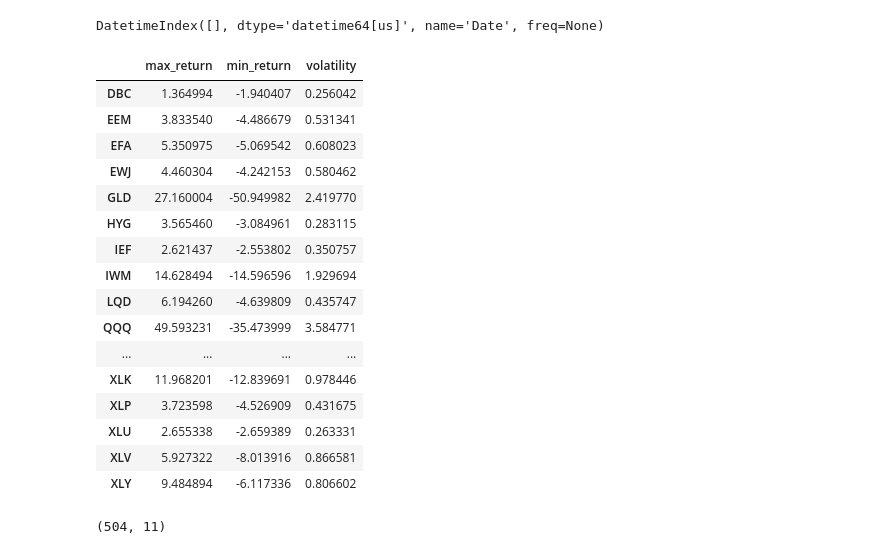
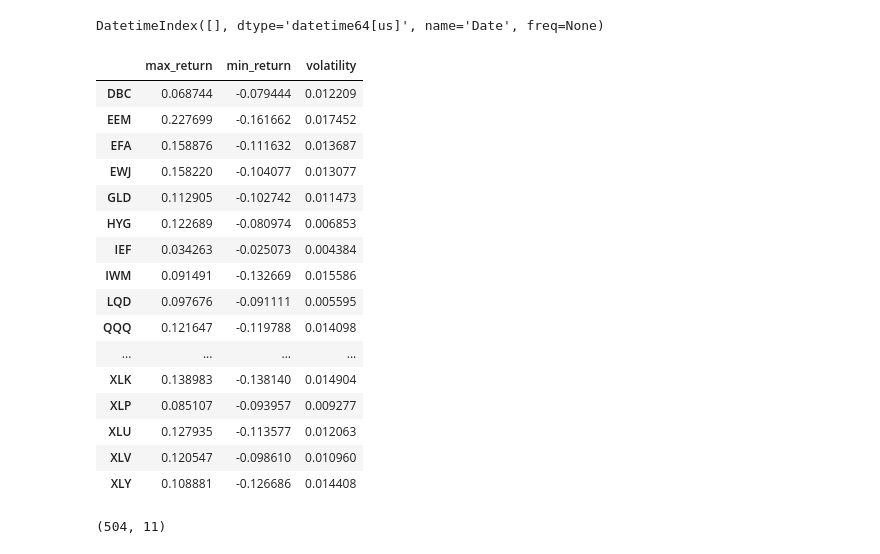
Before and after one commit to AviWine/covariance-shrinkage-study, a Jupyter notebook: exploratory_analysis.ipynb, the cells around one changed output. Drawn from its saved outputs; the diff is of its cells as text; code cells hidden in the pictures.

```diff
--- a/exploratory_analysis.ipynb
+++ b/exploratory_analysis.ipynb
@@ -33,9 +35,8 @@ Date
 Name: Date, Length: 4723, dtype: timedelta64[us]
 # %%
 # Calculating returns
-daily_returns = etfs.diff().iloc[1:]
-daily_percentage_returns = etfs.pct_change().iloc[1:]
-daily_returns.head()
+daily_returns = etfs.pct_change().iloc[1:]
+daily_returns
 # %% [output]
 |  | DBC | EEM | EFA | EWJ | GLD | HYG | IEF | IWM | LQD | QQQ | ... | ... |
 | Date |  |  |  |  |  |  |  |  |  |  |  | ... |
@@ -148,30 +138,30 @@ DatetimeIndex([], dtype='datetime64[us]', name='Date', freq=None)
 # %%
 # Let's look at max, min and volatility across asset classes. We expect SHY to come out as comparatively low.
 max_returns = daily_returns.max()
 min_returns = daily_returns.min()
-volatility = daily_returns.std()
+volatility = daily_returns.std(ddof=0)
 
 analysed_returns = pd.concat([max_returns, min_returns, volatility], axis=1)
 analysed_returns.columns = ['max_return', 'min_return', 'volatility']
 analysed_returns
 # %% [output]
 |  | max_return | min_return | volatility |
-| DBC | 1.364994 | -1.940407 | 0.256042 |
-| EEM | 3.833540 | -4.486679 | 0.531341 |
-| EFA | 5.350975 | -5.069542 | 0.608023 |
-| EWJ | 4.460304 | -4.242153 | 0.580462 |
-| GLD | 27.160004 | -50.949982 | 2.419770 |
-| HYG | 3.565460 | -3.084961 | 0.283115 |
-| IEF | 2.621437 | -2.553802 | 0.350757 |
-| IWM | 14.628494 | -14.596596 | 1.929694 |
-| LQD | 6.194260 | -4.639809 | 0.435747 |
-| QQQ | 49.593231 | -35.473999 | 3.584771 |
+| DBC | 0.068744 | -0.079444 | 0.012209 |
+| EEM | 0.227699 | -0.161662 | 0.017452 |
+| EFA | 0.158876 | -0.111632 | 0.013687 |
+| EWJ | 0.158220 | -0.104077 | 0.013077 |
+| GLD | 0.112905 | -0.102742 | 0.011473 |
+| HYG | 0.122689 | -0.080974 | 0.006853 |
+| IEF | 0.034263 | -0.025073 | 0.004384 |
+| IWM | 0.091491 | -0.132669 | 0.015586 |
+| LQD | 0.097676 | -0.091111 | 0.005595 |
+| QQQ | 0.121647 | -0.119788 | 0.014098 |
 | ... | ... | ... | ... |
-| XLK | 11.968201 | -12.839691 | 0.978446 |
-| XLP | 3.723598 | -4.526909 | 0.431675 |
-| XLU | 2.655338 | -2.659389 | 0.263331 |
-| XLV | 5.927322 | -8.013916 | 0.866581 |
-| XLY | 9.484894 | -6.117336 | 0.806602 |
+| XLK | 0.138983 | -0.138140 | 0.014904 |
+| XLP | 0.085107 | -0.093957 | 0.009277 |
+| XLU | 0.127935 | -0.113577 | 0.012063 |
+| XLV | 0.120547 | -0.098610 | 0.010960 |
+| XLY | 0.108881 | -0.126686 | 0.014408 |
 # %%
 # We can confirm that SHY has the lowest comparative volatility.
 # Let's have a look at the sample covariance matrix S of selected assests between 2009 - 2011
```
Also changed, not shown: parts of 14 cells of this notebook.
